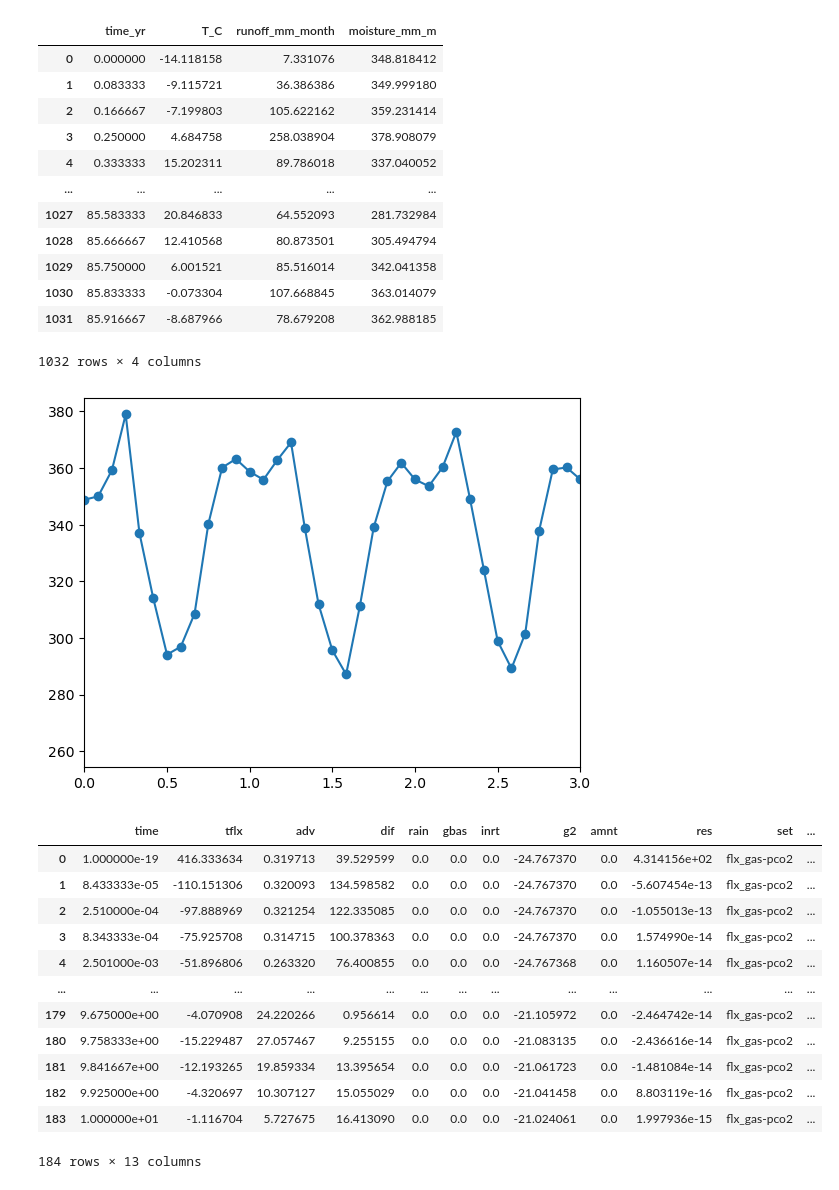
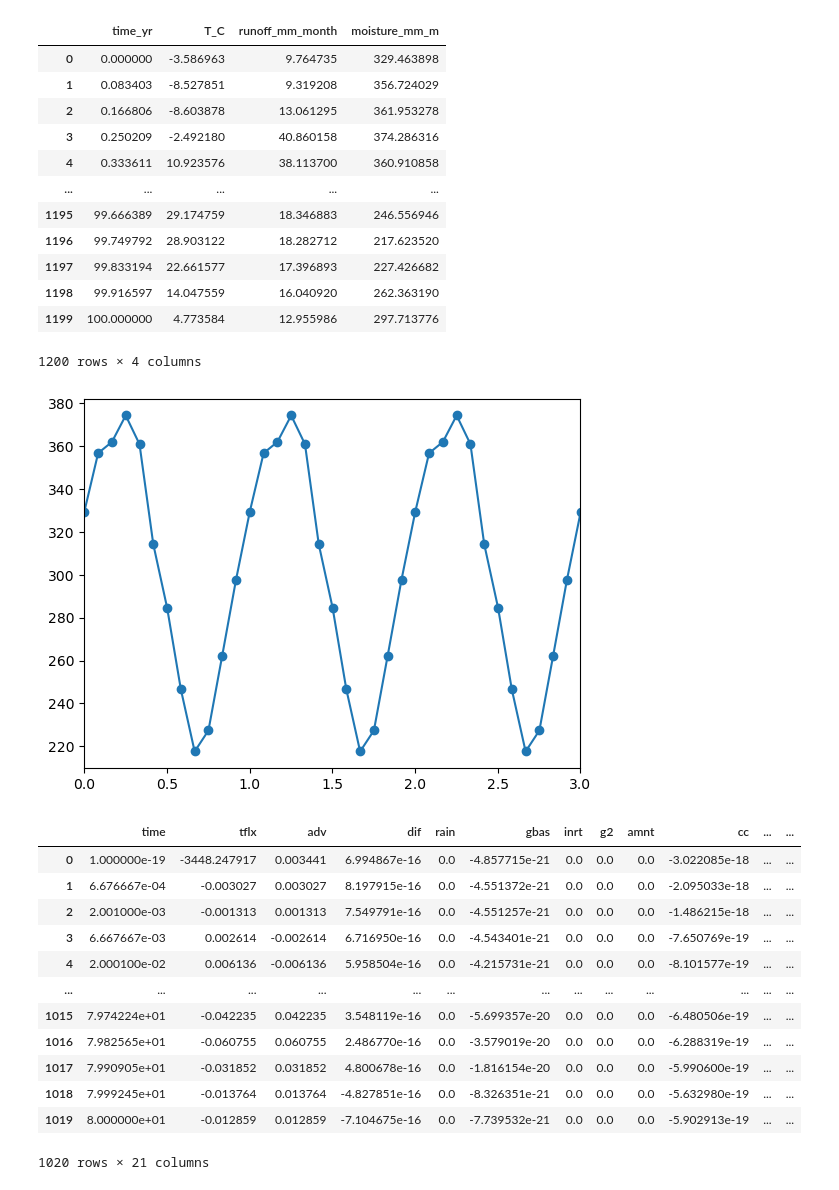
Before and after one commit to carbonplan/aglime-swap-cdr, a Jupyter notebook: scepter/process/scratch/singlerun_check.ipynb, the cells around one changed output. Saved outputs shown, nothing was run; the diff lists cells and outputs as text; code cells hidden in the pictures.

```diff
--- a/scepter/process/scratch/singlerun_check.ipynb
+++ b/scepter/process/scratch/singlerun_check.ipynb
@@ -8,7 +8,7 @@ import glob
 from matplotlib.gridspec import GridSpec
 
 # ---
-thisrun = "testrun_02_gbas_field_tau10p0"
+thisrun = "no_app_site_311_1851-1950mean_x100yr_gbas_field_tau80p0"
 outdir = "/home/tykukla/SCEPTER/scepter_output"
 # %%
 # --- FUNCTION to preprocess .txt files for consistent delimiters
@@ -129,7 +129,8 @@ plt.show()
 def read_cust_delim_file(file_path):
     # Read the first line to get column names using '/'
     with open(file_path, 'r') as file:
-        columns = file.readline().strip().split(' / ')
+        # columns = file.readline().strip().split(' / ')
+        columns = file.readline().strip().split('\t')
 
     # Read the rest of the file using '\t' as the data delimiter
     df = pd.read_table(file_path, names=columns, delimiter='\t', skiprows=[0])
@@ -164,18 +165,18 @@ for var in fnvars:
 dfclim
 # %% [output]
 |  | time_yr | T_C | runoff_mm_month | moisture_mm_m |
-| 0 | 0.000000 | -14.118158 | 7.331076 | 348.818412 |
-| 1 | 0.083333 | -9.115721 | 36.386386 | 349.999180 |
-| 2 | 0.166667 | -7.199803 | 105.622162 | 359.231414 |
-| 3 | 0.250000 | 4.684758 | 258.038904 | 378.908079 |
-| 4 | 0.333333 | 15.202311 | 89.786018 | 337.040052 |
+| 0 | 0.000000 | -3.586963 | 9.764735 | 329.463898 |
+| 1 | 0.083403 | -8.527851 | 9.319208 | 356.724029 |
+| 2 | 0.166806 | -8.603878 | 13.061295 | 361.953278 |
+| 3 | 0.250209 | -2.492180 | 40.860158 | 374.286316 |
+| 4 | 0.333611 | 10.923576 | 38.113700 | 360.910858 |
 | ... | ... | ... | ... | ... |
-| 1027 | 85.583333 | 20.846833 | 64.552093 | 281.732984 |
-| 1028 | 85.666667 | 12.410568 | 80.873501 | 305.494794 |
-| 1029 | 85.750000 | 6.001521 | 85.516014 | 342.041358 |
-| 1030 | 85.833333 | -0.073304 | 107.668845 | 363.014079 |
-| 1031 | 85.916667 | -8.687966 | 78.679208 | 362.988185 |
+| 1195 | 99.666389 | 29.174759 | 18.346883 | 246.556946 |
+| 1196 | 99.749792 | 28.903122 | 18.282712 | 217.623520 |
+| 1197 | 99.833194 | 22.661577 | 17.396893 | 227.426682 |
+| 1198 | 99.916597 | 14.047559 | 16.040920 | 262.363190 |
+| 1199 | 100.000000 | 4.773584 | 12.955986 | 297.713776 |
-1032 rows × 4 columns
+1200 rows × 4 columns
 # %%
 # --- quick plot, a few seasons
 pvar = "moisture_mm_m"   # runoff_mm_month
@@ -188,14 +189,14 @@ plt.scatter(dfclim['time_yr'], dfclim[pvar])
 plt.xlim([0,3])
 plt.show();
 # %% [output]
-[figure, old version]
+[figure, new version]
 # %%
 # --- flux data
 results_path = outdir
 results_dir = {"test": thisrun}
 # define file name pattern
 # fn_pref = ["int_flx_co2sp", "flx_co2sp" "int_flx_gas", "flx_gas"]   # will read in all species unless fn_varInclude is defined
-fn_pref = ["flx_gas-pco2"]   # will read in all species unless fn_varInclude is defined
+fn_pref = ["flx_aq-ca"] # ["flx_gas-pco2"]   # will read in all species unless fn_varInclude is defined
 fn_varInclude = []
 varCheck = True if len(fn_varInclude) > 0 else False
 fn_ext = ".txt"
@@ -211,45 +212,45 @@ for key, run in results_dir.items():
         # set pattern
         fn_pattern = f"{fset}*{fn_ext}"
         # get list of filenames
         file_paths = glob.glob(f"{flx_path}/{fn_pattern}")
 
         # read in data and concatenate
         for file_path in file_paths:
             # get the variable
             varpattern = re.escape(fset) + r'(.*?).txt'
             varmatch = re.search(varpattern, file_path)
             var = varmatch.group(1)
             # skip this step if it's not in the include arr
             if varCheck:
                 if var not in fn_varInclude:
                     continue
             # read in
             dfi = preprocess_txt(file_path)
             # apply pd.to_numeric to all columns using the "map" method
             dfi = dfi.map(pd.to_numeric)
             # add set, var, and key
             dfi["set"] = fset
             dfi["var"] = var
             dfi["run_id"] = key
             # combine
             df = pd.concat([df, dfi], ignore_index=True)
 
 # sort by time and depth
 df = df.sort_values(by=["var", "time"])
 df
 # %% [output]
-|  | time | tflx | adv | dif | rain | gbas | inrt | g2 | amnt | res | set | ... |
-| 0 | 1.000000e-19 | 416.333634 | 0.319713 | 39.529599 | 0.0 | 0.0 | 0.0 | -24.767370 | 0.0 | 4.314156e+02 | flx_gas-pco2 | ... |
-| 1 | 8.433333e-05 | -110.151306 | 0.320093 | 134.598582 | 0.0 | 0.0 | 0.0 | -24.767370 | 0.0 | -5.607454e-13 | flx_gas-pco2 | ... |
-| 2 | 2.510000e-04 | -97.888969 | 0.321254 | 122.335085 | 0.0 | 0.0 | 0.0 | -24.767370 | 0.0 | -1.055013e-13 | flx_gas-pco2 | ... |
-| 3 | 8.343333e-04 | -75.925708 | 0.314715 | 100.378363 | 0.0 | 0.0 | 0.0 | -24.767370 | 0.0 | 1.574990e-14 | flx_gas-pco2 | ... |
-| 4 | 2.501000e-03 | -51.896806 | 0.263320 | 76.400855 | 0.0 | 0.0 | 0.0 | -24.767368 | 0.0 | 1.160507e-14 | flx_gas-pco2 | ... |
+|  | time | tflx | adv | dif | rain | gbas | inrt | g2 | amnt | cc | ... | ... |
+| 0 | 1.000000e-19 | -3448.247917 | 0.003441 | 6.994867e-16 | 0.0 | -4.857715e-21 | 0.0 | 0.0 | 0.0 | -3.022085e-18 | ... | ... |
+| 1 | 6.676667e-04 | -0.003027 | 0.003027 | 8.197915e-16 | 0.0 | -4.551372e-21 | 0.0 | 0.0 | 0.0 | -2.095033e-18 | ... | ... |
+| 2 | 2.001000e-03 | -0.001313 | 0.001313 | 7.549791e-16 | 0.0 | -4.551257e-21 | 0.0 | 0.0 | 0.0 | -1.486215e-18 | ... | ... |
+| 3 | 6.667667e-03 | 0.002614 | -0.002614 | 6.716950e-16 | 0.0 | -4.543401e-21 | 0.0 | 0.0 | 0.0 | -7.650769e-19 | ... | ... |
+| 4 | 2.000100e-02 | 0.006136 | -0.006136 | 5.958504e-16 | 0.0 | -4.215731e-21 | 0.0 | 0.0 | 0.0 | -8.101577e-19 | ... | ... |
 | ... | ... | ... | ... | ... | ... | ... | ... | ... | ... | ... | ... | ... |
-| 179 | 9.675000e+00 | -4.070908 | 24.220266 | 0.956614 | 0.0 | 0.0 | 0.0 | -21.105972 | 0.0 | -2.464742e-14 | flx_gas-pco2 | ... |
-| 180 | 9.758333e+00 | -15.229487 | 27.057467 | 9.255155 | 0.0 | 0.0 | 0.0 | -21.083135 | 0.0 | -2.436616e-14 | flx_gas-pco2 | ... |
-| 181 | 9.841667e+00 | -12.193265 | 19.859334 | 13.395654 | 0.0 | 0.0 | 0.0 | -21.061723 | 0.0 | -1.481084e-14 | flx_gas-pco2 | ... |
-| 182 | 9.925000e+00 | -4.320697 | 10.307127 | 15.055029 | 0.0 | 0.0 | 0.0 | -21.041458 | 0.0 | 8.803119e-16 | flx_gas-pco2 | ... |
-| 183 | 1.000000e+01 | -1.116704 | 5.727675 | 16.413090 | 0.0 | 0.0 | 0.0 | -21.024061 | 0.0 | 1.997936e-15 | flx_gas-pco2 | ... |
+| 1015 | 7.974224e+01 | -0.042235 | 0.042235 | 3.548119e-16 | 0.0 | -5.699357e-20 | 0.0 | 0.0 | 0.0 | -6.480506e-19 | ... | ... |
+| 1016 | 7.982565e+01 | -0.060755 | 0.060755 | 2.486770e-16 | 0.0 | -3.579019e-20 | 0.0 | 0.0 | 0.0 | -6.288319e-19 | ... | ... |
+| 1017 | 7.990905e+01 | -0.031852 | 0.031852 | 4.800678e-16 | 0.0 | -1.816154e-20 | 0.0 | 0.0 | 0.0 | -5.990600e-19 | ... | ... |
+| 1018 | 7.999245e+01 | -0.013764 | 0.013764 | -4.827851e-16 | 0.0 | -8.326351e-21 | 0.0 | 0.0 | 0.0 | -5.632980e-19 | ... | ... |
+| 1019 | 8.000000e+01 | -0.012859 | 0.012859 | -7.104675e-16 | 0.0 | -7.739532e-21 | 0.0 | 0.0 | 0.0 | -5.902913e-19 | ... | ... |
-184 rows × 13 columns
+1020 rows × 21 columns
 # %%
 # --- plot CDR per year (lines colored by the set)
```
Also changed, not shown: parts of 3 cells of this notebook, 16 other files.
